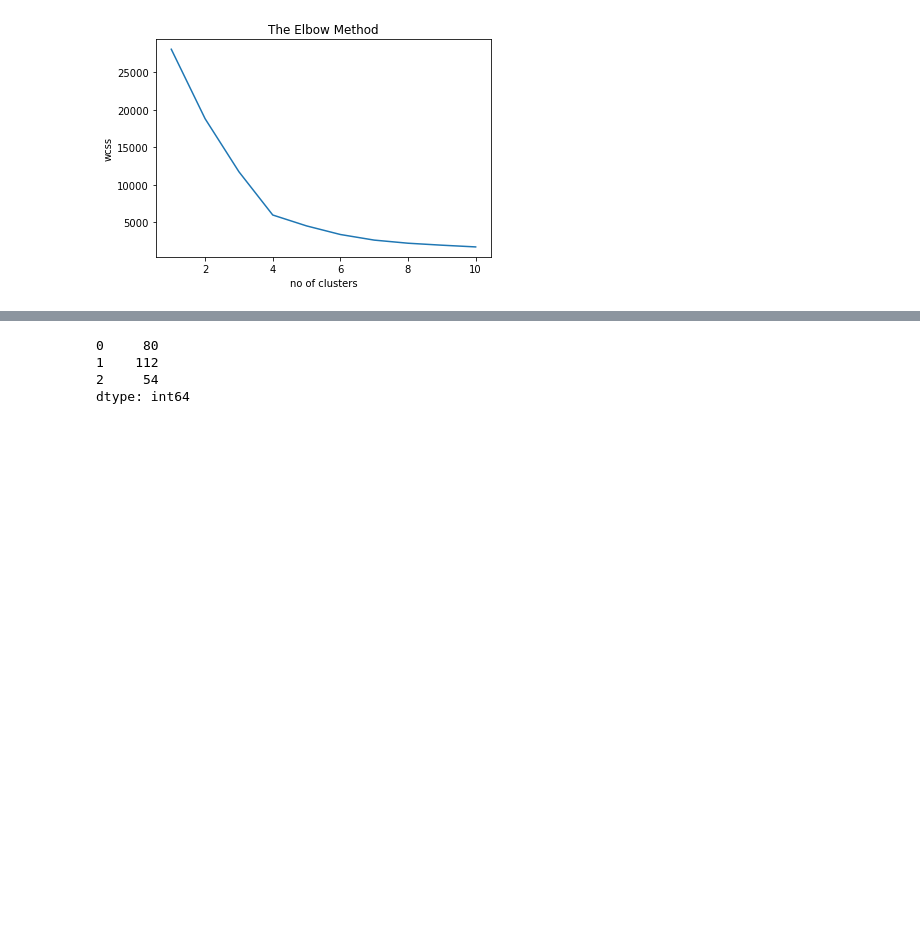
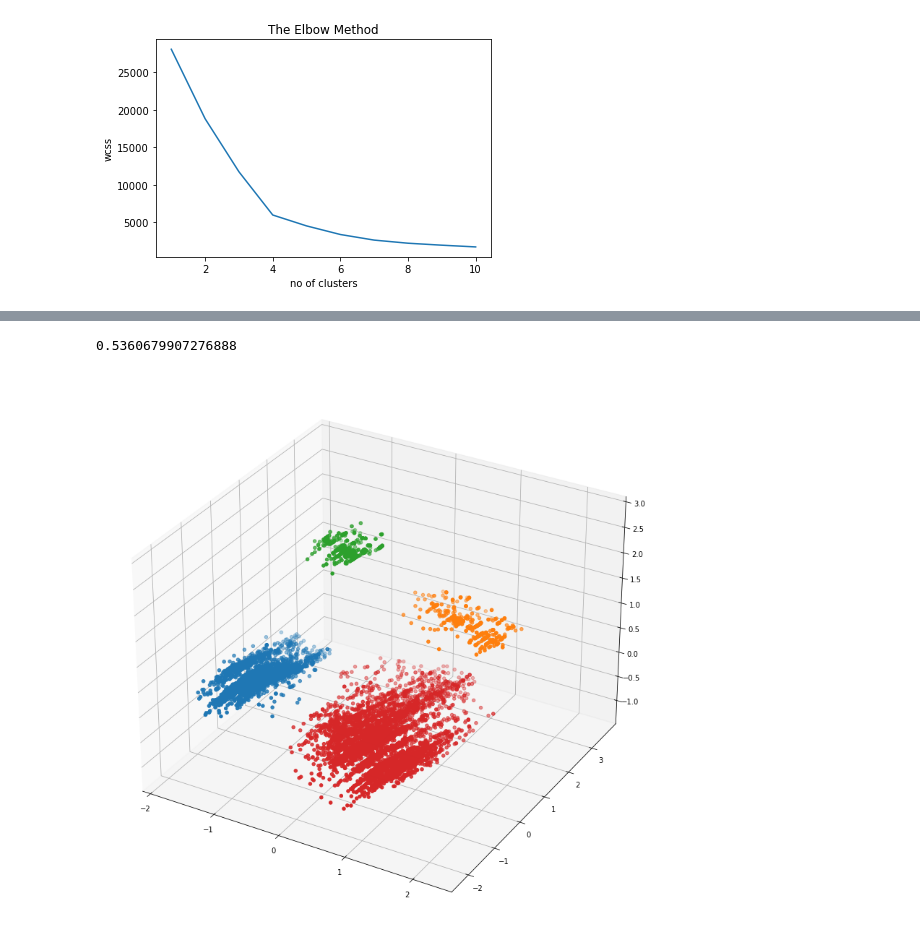
Before and after one commit to Vesna96/UnsupervisedLearning, a Jupyter notebook: MasinskoUcenjeDomaci2.ipynb, the cells around one changed output, grey strips where cells are left out. Drawn from its saved outputs; the diff is of its cells as text; code cells hidden in the pictures; blank space fills up the shorter version.

```diff
--- a/MasinskoUcenjeDomaci2.ipynb
+++ b/MasinskoUcenjeDomaci2.ipynb
@@ -573,7 +601,10 @@ See the caveats in the documentation: https://pandas.pydata.org/pandas-docs/stab
-# %%
-data_df_reduced.isnull().sum()
-# %% [output]
-0     80
-1    112
-2     54
-dtype: int64
+# %%
+clusterer = SpectralClustering(n_clusters=PRED_NUM_CLUSTERS)
+cluster_labels = clusterer.fit_predict(data_df_reduced)
+silhouette_score(data_df_reduced, cluster_labels)
+# %% [output]
+0.5360679907276888
+# %%
+plot3DClusters(data_df_reduced, cluster_labels)
+# %% [output]
+[figure, added]
```
Also changed, not shown: parts of 20 cells of this notebook.
